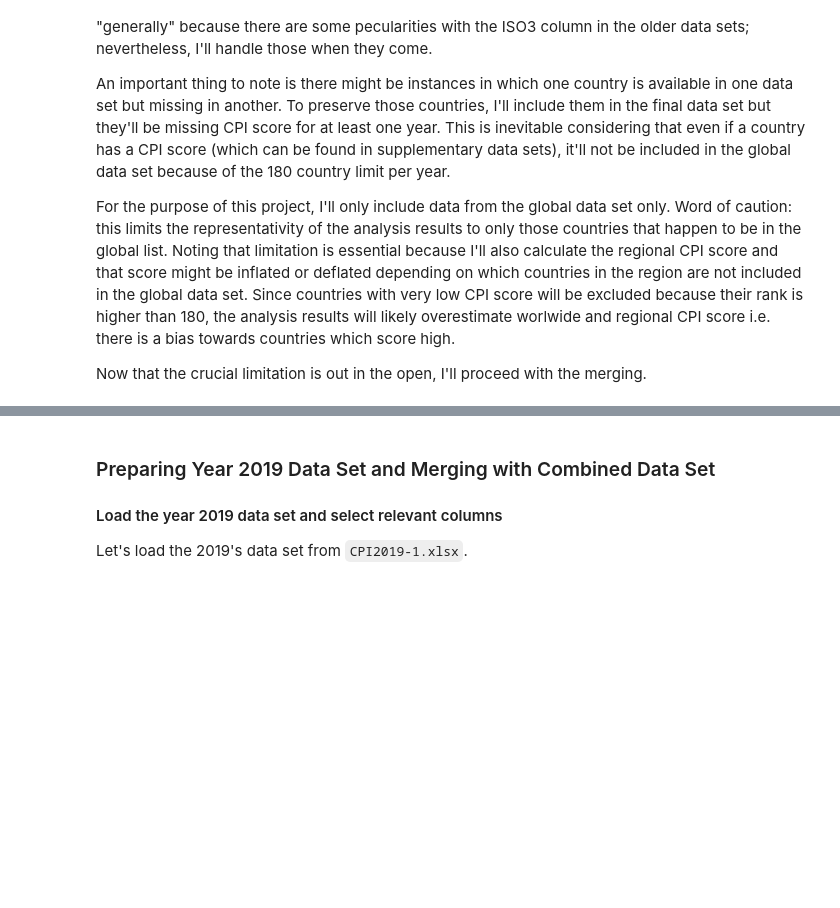
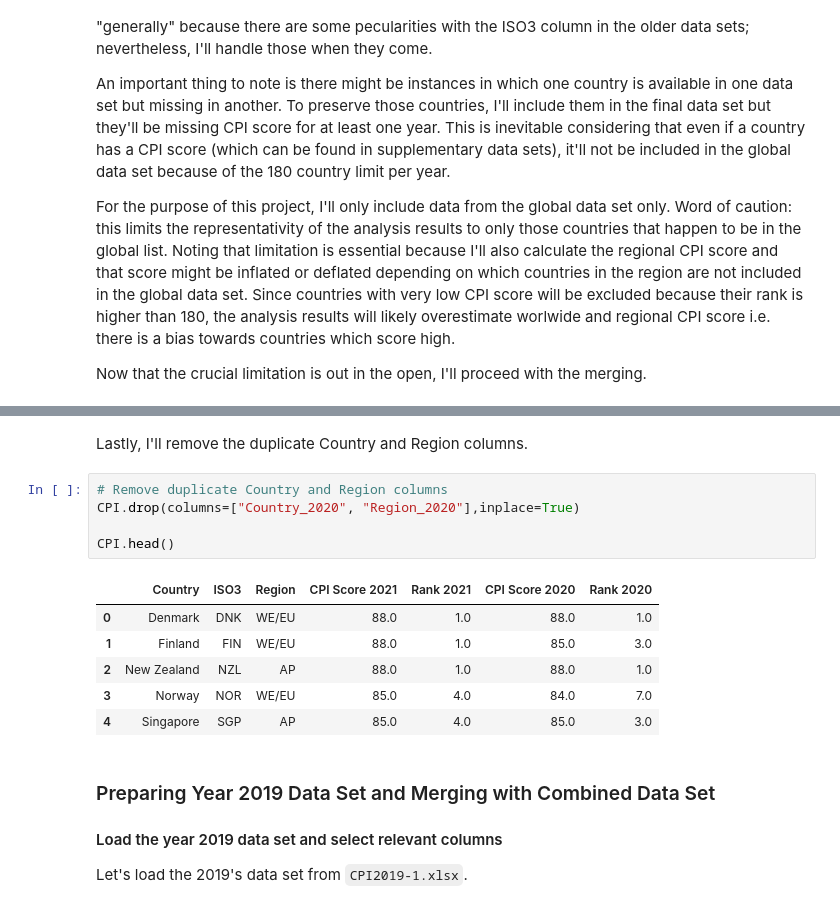
Before and after one commit to wanzulfikri/cpi_analysis, a Jupyter notebook: CPI 2012-2021.ipynb, the cells around one changed output, grey strips where cells are left out. Saved outputs shown, nothing was run; the diff lists cells and outputs as text; blank space fills up the shorter version.

```diff
--- a/CPI 2012-2021.ipynb
+++ b/CPI 2012-2021.ipynb
@@ -256,3 +257,17 @@ CPI
+# %% [markdown]
+Lastly, I'll remove the duplicate Country and Region columns.
+# %%
+# Remove duplicate Country and Region columns
+CPI.drop(columns=["Country_2020", "Region_2020"],inplace=True)
+
+CPI.head()
+# %% [output]
+|  | Country | ISO3 | Region | CPI Score 2021 | Rank 2021 | CPI Score 2020 | Rank 2020 |
+| 0 | Denmark | DNK | WE/EU | 88.0 | 1.0 | 88.0 | 1.0 |
+| 1 | Finland | FIN | WE/EU | 88.0 | 1.0 | 85.0 | 3.0 |
+| 2 | New Zealand | NZL | AP | 88.0 | 1.0 | 88.0 | 1.0 |
+| 3 | Norway | NOR | WE/EU | 85.0 | 4.0 | 84.0 | 7.0 |
+| 4 | Singapore | SGP | AP | 85.0 | 4.0 | 85.0 | 3.0 |
 # %% [markdown]
 ### Preparing Year 2019 Data Set and Merging with Combined Data Set
 
```
Also changed, not shown: parts of 112 cells of this notebook.
